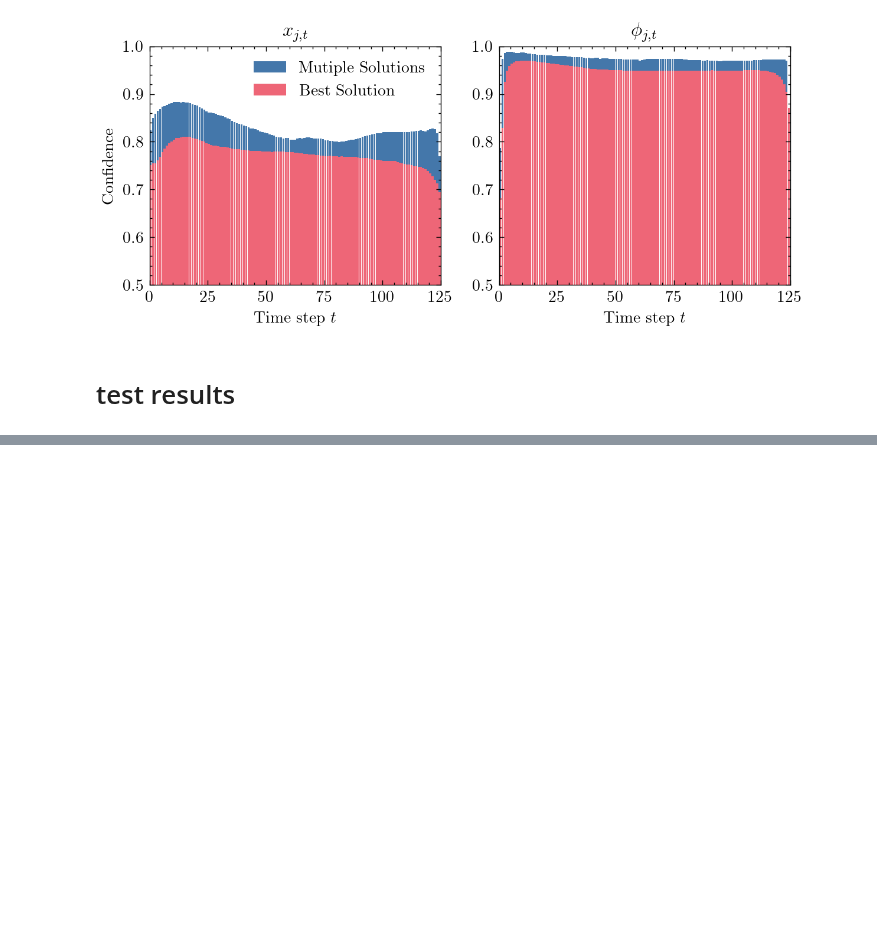
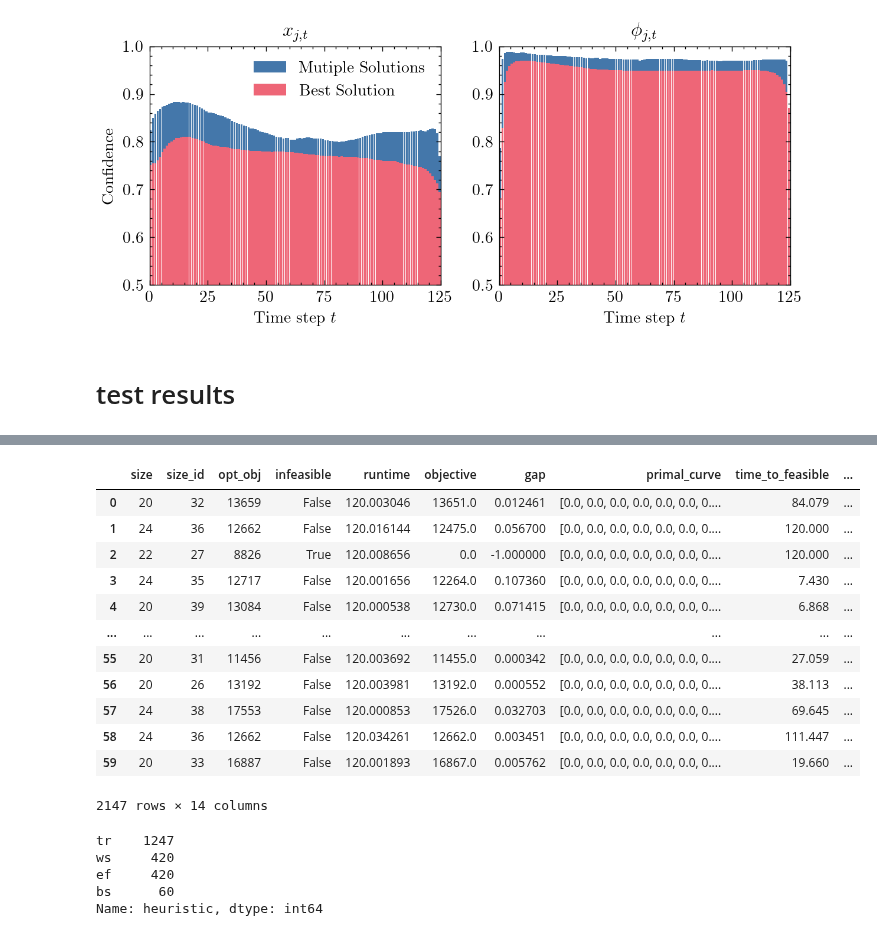
Before and after one commit to gos-ufsc/sat-gnn, a Jupyter notebook: notebooks/6.0-bmp-paper.plots.ipynb, the cells around one changed output, grey strips where cells are left out. Cells and saved outputs as stored; diff of their text form; code cells hidden in the pictures; blank space fills up the shorter version.

```diff
--- a/notebooks/6.0-bmp-paper.plots.ipynb
+++ b/notebooks/6.0-bmp-paper.plots.ipynb
@@ -588,2 +517,49 @@ means
+# %%
+dfs = list()
+for sn in all_shortnames:
+    df = load_all_results(sn, results_dir, opts_dir, test=True)
+    # if sn.split('_')[1] == 'bs':
+    #     df['heuristic'] = 'Baseline'
+    # elif sn.split('_')[1] == 'ws':
+    #     df['heuristic'] = 'Warm-start'
+    # elif sn.split('_')[1] == 'tr':
+    #     df['heuristic'] = 'Trust region'
+    # elif sn.split('_')[1] == 'ef':
+    #     df['heuristic'] = 'Early-fix'
+    df['heuristic'] = sn.split('_')[1]
+    df['sn'] = sn
+    df['n'] = int(sn.split('_')[2])
+    if sn.split('_')[1] == 'tr':
+        df['delta'] = int(sn.split('_')[-1])
+    else:
+        df['delta'] = 0
+    dfs.append(df)
+df = pd.concat(dfs)
+
+df['rel_obj'] = df['objective'] / df['opt_obj']
+
+df
+# %% [output]
+|  | size | size_id | opt_obj | infeasible | runtime | objective | gap | primal_curve | time_to_feasible | ... |
+| 0 | 20 | 32 | 13659 | False | 120.003046 | 13651.0 | 0.012461 | [0.0, 0.0, 0.0, 0.0, 0.0, 0.0, 0.... | 84.079 | ... |
+| 1 | 24 | 36 | 12662 | False | 120.016144 | 12475.0 | 0.056700 | [0.0, 0.0, 0.0, 0.0, 0.0, 0.0, 0.... | 120.000 | ... |
+| 2 | 22 | 27 | 8826 | True | 120.008656 | 0.0 | -1.000000 | [0.0, 0.0, 0.0, 0.0, 0.0, 0.0, 0.... | 120.000 | ... |
+| 3 | 24 | 35 | 12717 | False | 120.001656 | 12264.0 | 0.107360 | [0.0, 0.0, 0.0, 0.0, 0.0, 0.0, 0.... | 7.430 | ... |
+| 4 | 20 | 39 | 13084 | False | 120.000538 | 12730.0 | 0.071415 | [0.0, 0.0, 0.0, 0.0, 0.0, 0.0, 0.... | 6.868 | ... |
+| ... | ... | ... | ... | ... | ... | ... | ... | ... | ... | ... |
+| 55 | 20 | 31 | 11456 | False | 120.003692 | 11455.0 | 0.000342 | [0.0, 0.0, 0.0, 0.0, 0.0, 0.0, 0.... | 27.059 | ... |
+| 56 | 20 | 26 | 13192 | False | 120.003981 | 13192.0 | 0.000552 | [0.0, 0.0, 0.0, 0.0, 0.0, 0.0, 0.... | 38.113 | ... |
+| 57 | 24 | 38 | 17553 | False | 120.000853 | 17526.0 | 0.032703 | [0.0, 0.0, 0.0, 0.0, 0.0, 0.0, 0.... | 69.645 | ... |
+| 58 | 24 | 36 | 12662 | False | 120.034261 | 12662.0 | 0.003451 | [0.0, 0.0, 0.0, 0.0, 0.0, 0.0, 0.... | 111.447 | ... |
+| 59 | 20 | 33 | 16887 | False | 120.001893 | 16867.0 | 0.005762 | [0.0, 0.0, 0.0, 0.0, 0.0, 0.0, 0.... | 19.660 | ... |
+2147 rows × 14 columns
+# %%
+df['heuristic'].value_counts()
+# %% [output]
+tr    1247
+ws     420
+ef     420
+bs      60
+Name: heuristic, dtype: int64
 # %%
 fig, axs = plt.subplots(1,2)
```
Also changed, not shown: parts of 17 cells of this notebook, 1 other file.
